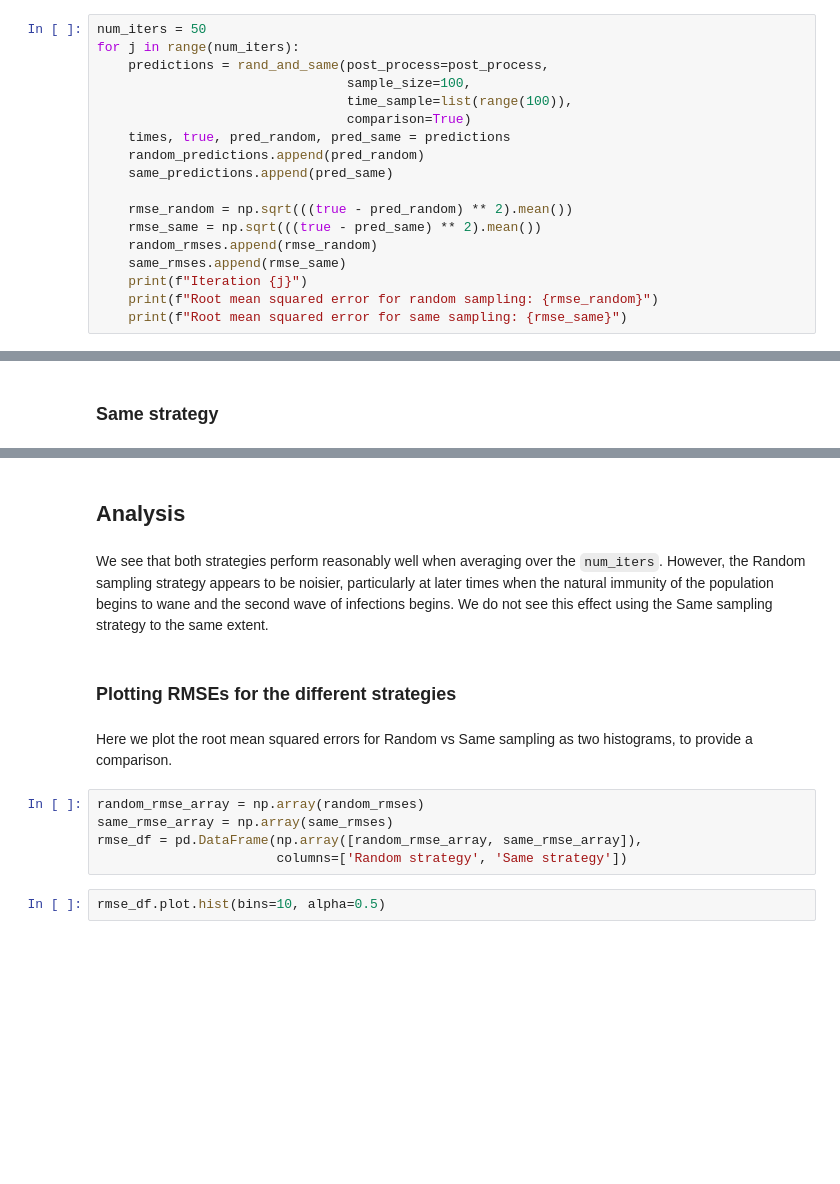
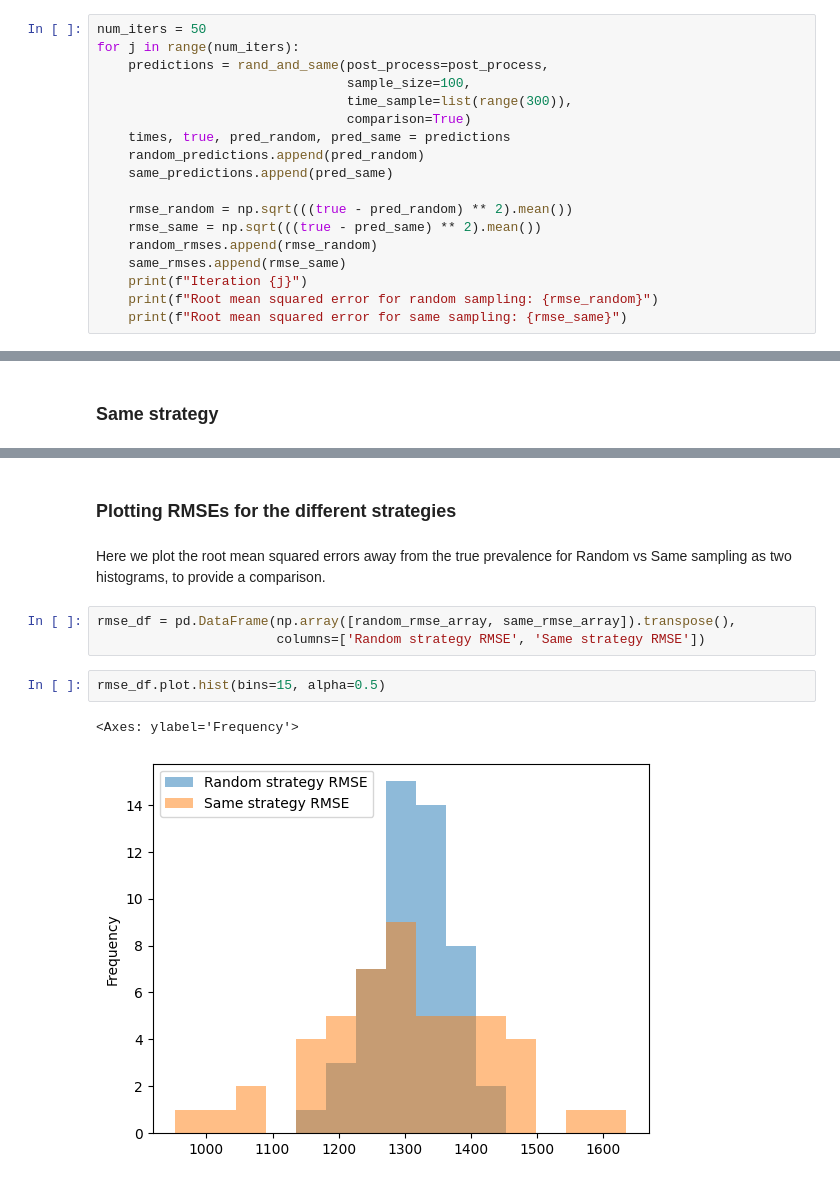
Before and after one commit to SABS-R3-Epidemiology/EpiOS, a Jupyter notebook: gibraltar_replacement_example/sampling.ipynb, the cells around one changed output, grey strips where cells are left out. Drawn from its saved outputs; the diff is of its cells as text; blank space fills up the shorter version.

```diff
--- a/gibraltar_replacement_example/sampling.ipynb
+++ b/gibraltar_replacement_example/sampling.ipynb
@@ -125,7 +125,7 @@ num_iters = 50
 for j in range(num_iters):
     predictions = rand_and_same(post_process=post_process,
                                 sample_size=100,
-                                time_sample=list(range(100)),
+                                time_sample=list(range(300)),
                                 comparison=True)
     times, true, pred_random, pred_same = predictions
     random_predictions.append(pred_random)
@@ -216,17 +227,13 @@ plt.clf()
-# %% [markdown]
-## Analysis
-# %% [markdown]
-We see that both strategies perform reasonably well when averaging over the `num_iters`. However, the Random sampling
-strategy appears to be noisier, particularly at later times when the natural immunity of the population begins to wane and
-the second wave of infections begins. We do not see this effect using the Same sampling strategy to the same extent.
 # %% [markdown]
 ### Plotting RMSEs for the different strategies
 # %% [markdown]
-Here we plot the root mean squared errors for Random vs Same sampling as two histograms, to provide a comparison.
+Here we plot the root mean squared errors away from the true prevalence for Random vs Same sampling as
+two histograms, to provide a comparison.
 # %%
-random_rmse_array = np.array(random_rmses)
-same_rmse_array = np.array(same_rmses)
-rmse_df = pd.DataFrame(np.array([random_rmse_array, same_rmse_array]),
-                       columns=['Random strategy', 'Same strategy'])
+rmse_df = pd.DataFrame(np.array([random_rmse_array, same_rmse_array]).transpose(),
+                       columns=['Random strategy RMSE', 'Same strategy RMSE'])
 # %%
-rmse_df.plot.hist(bins=10, alpha=0.5)
+rmse_df.plot.hist(bins=15, alpha=0.5)
+# %% [output]
+<Axes: ylabel='Frequency'>
+[figure, added]
```
Also changed, not shown: parts of 8 cells of this notebook, 3 other files.
